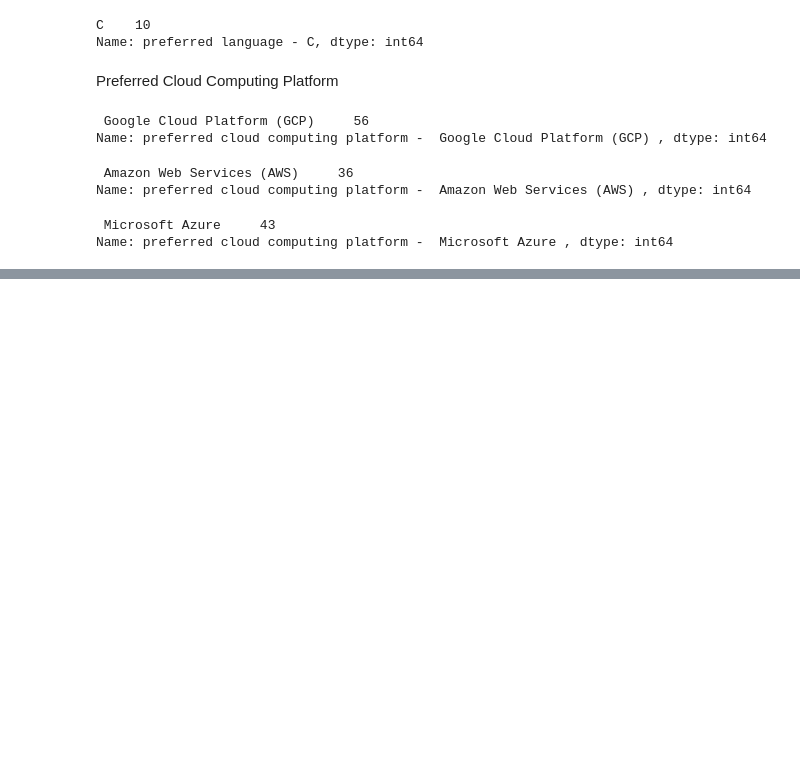
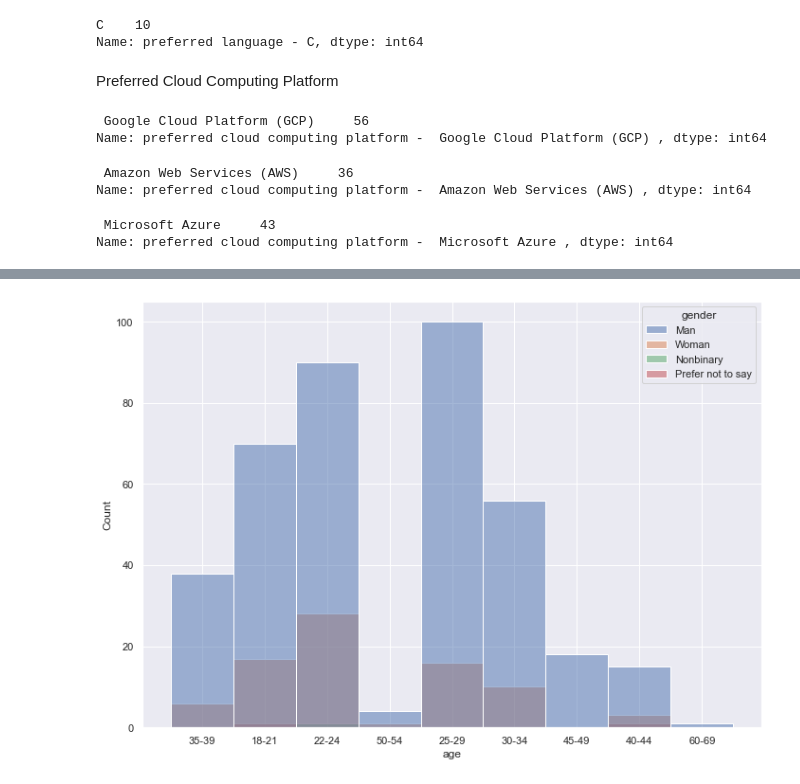
Before and after one commit to iPablo26/2020-Kaggle-Machine-Learning-Data-Science-Survey, a Jupyter notebook: 2020 Kaggle Machine Learning & Data Science Survey.ipynb, the cells around one changed output, grey strips where cells are left out. Cells and saved outputs as stored; diff of their text form; code cells hidden in the pictures; blank space fills up the shorter version.

```diff
--- a/2020 Kaggle Machine Learning & Data Science Survey.ipynb
+++ b/2020 Kaggle Machine Learning & Data Science Survey.ipynb
@@ -183,0 +289,5 @@ Name: preferred cloud computing platform -  Microsoft Azure , dtype: int64
+# %%
+# Visualize age distribution using gender
+age_dist = sns.histplot(data=nigerian_respondents,x='age', hue='gender')
+# %% [output]
+[figure, added]
```
Also changed, not shown: parts of 11 cells of this notebook.
